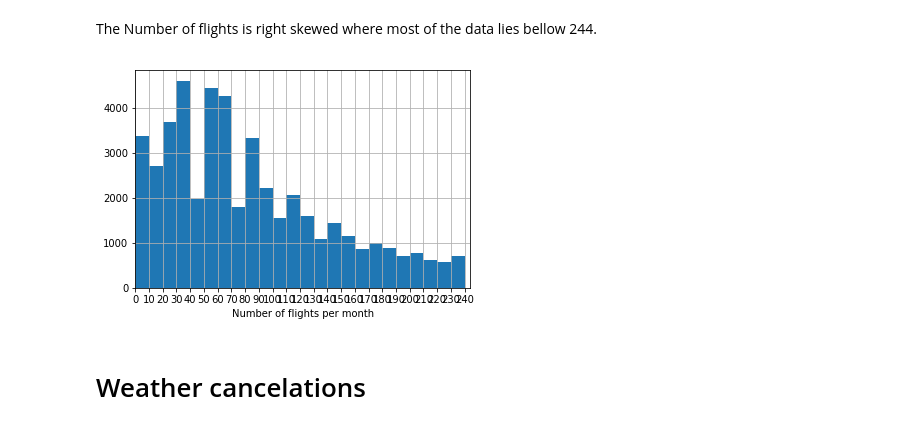
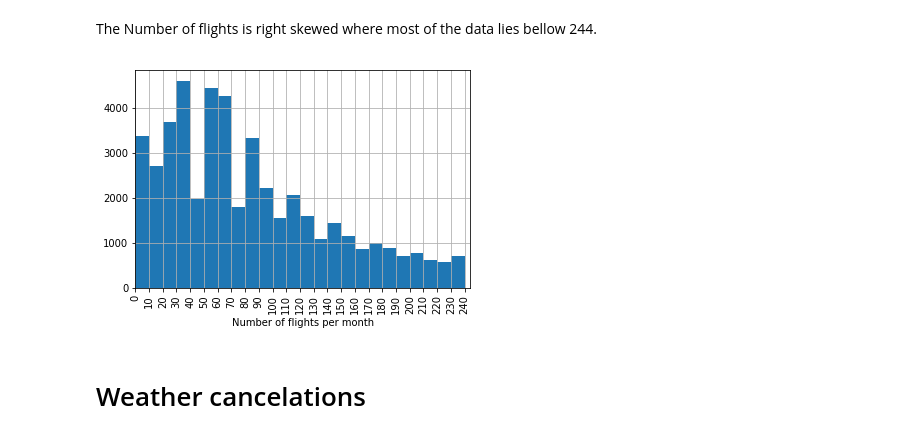
Before and after one commit to abdullahtarek/flight_delays_eda, a Jupyter notebook: EDA.ipynb, the cells around one changed output. Saved outputs shown, nothing was run; the diff lists cells and outputs as text; code cells hidden in the pictures.

```diff
--- a/EDA.ipynb
+++ b/EDA.ipynb
@@ -167,12 +167,12 @@ Name: arr_flights, dtype: float64
 The Number of flights is right skewed where most of the data lies bellow 244.
 # %%
 df.arr_flights.hist(bins=list(range(0,244,10)))
-plt.xticks(ticks=list(range(0,244,10)))
+plt.xticks(list(range(0,244,10)),rotation=90)
 plt.xlim(0,244)
 plt.xlabel('Number of flights per month')
 plt.show()
 # %% [output]
-[figure, old version]
+[figure, new version]
 # %% [markdown]
 # Weather cancelations
 # %%
```
Also changed, not shown: parts of 21 cells of this notebook, 1 other file.
